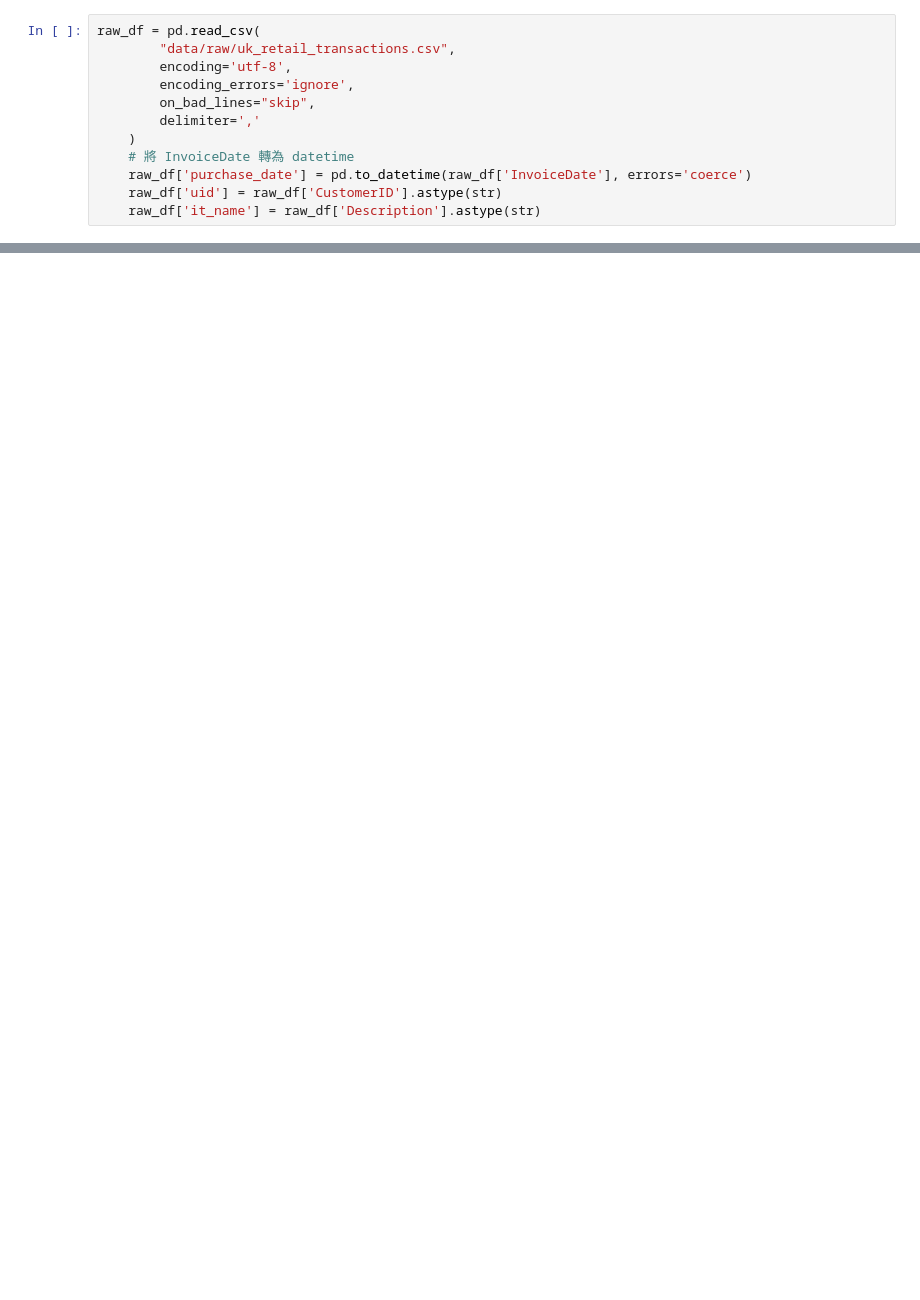
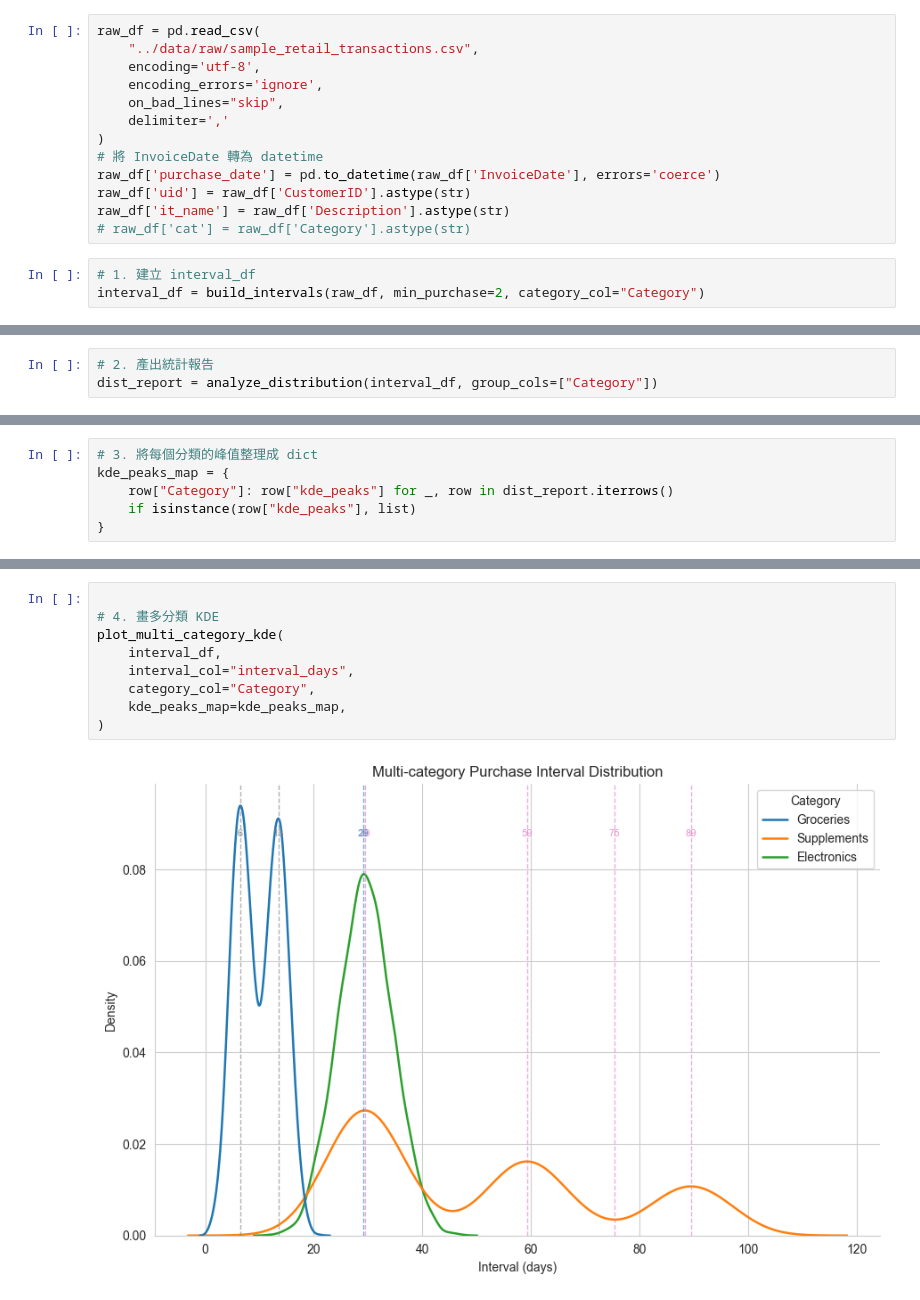
Before and after one commit to willim9313/RepurchaseCycleAnalysis, a Jupyter notebook: notebooks/visualization.ipynb, the cells around one changed output, grey strips where cells are left out. Saved outputs shown, nothing was run; the diff lists cells and outputs as text; blank space fills up the shorter version.

```diff
--- a/notebooks/visualization.ipynb
+++ b/notebooks/visualization.ipynb
@@ -9,12 +9,16 @@ ImportError: attempted relative import with no known parent package
 # %%
 raw_df = pd.read_csv(
-        "data/raw/uk_retail_transactions.csv",
-        encoding='utf-8',
-        encoding_errors='ignore',
-        on_bad_lines="skip",
-        delimiter=','
-    )
-    # 將 InvoiceDate 轉為 datetime
-    raw_df['purchase_date'] = pd.to_datetime(raw_df['InvoiceDate'], errors='coerce')
-    raw_df['uid'] = raw_df['CustomerID'].astype(str)
-    raw_df['it_name'] = raw_df['Description'].astype(str)
+    "../data/raw/sample_retail_transactions.csv",
+    encoding='utf-8',
+    encoding_errors='ignore',
+    on_bad_lines="skip",
+    delimiter=','
+)
+# 將 InvoiceDate 轉為 datetime
+raw_df['purchase_date'] = pd.to_datetime(raw_df['InvoiceDate'], errors='coerce')
+raw_df['uid'] = raw_df['CustomerID'].astype(str)
+raw_df['it_name'] = raw_df['Description'].astype(str)
+# raw_df['cat'] = raw_df['Category'].astype(str)
+# %%
+# 1. 建立 interval_df
+interval_df = build_intervals(raw_df, min_purchase=2, category_col="Category")
@@ -20,0 +34,3 @@ raw_df = pd.read_csv(
+# %%
+# 2. 產出統計報告
+dist_report = analyze_distribution(interval_df, group_cols=["Category"])
@@ -20,0 +51,6 @@ raw_df = pd.read_csv(
+# %%
+# 3. 將每個分類的峰值整理成 dict
+kde_peaks_map = {
+    row["Category"]: row["kde_peaks"] for _, row in dist_report.iterrows()
+    if isinstance(row["kde_peaks"], list)
+}
@@ -20,0 +65,11 @@ raw_df = pd.read_csv(
+# %%
+
+# 4. 畫多分類 KDE
+plot_multi_category_kde(
+    interval_df,
+    interval_col="interval_days",
+    category_col="Category",
+    kde_peaks_map=kde_peaks_map,
+)
+# %% [output]
+[figure, added]
```
Also changed, not shown: parts of 10 cells of this notebook, 6 other files.
